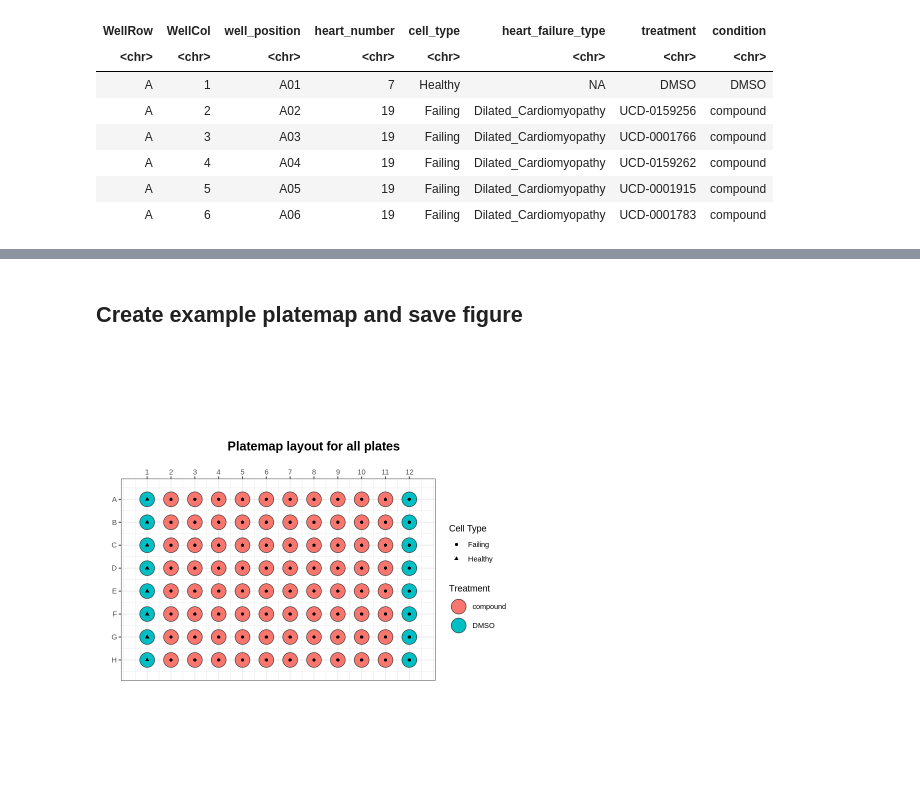
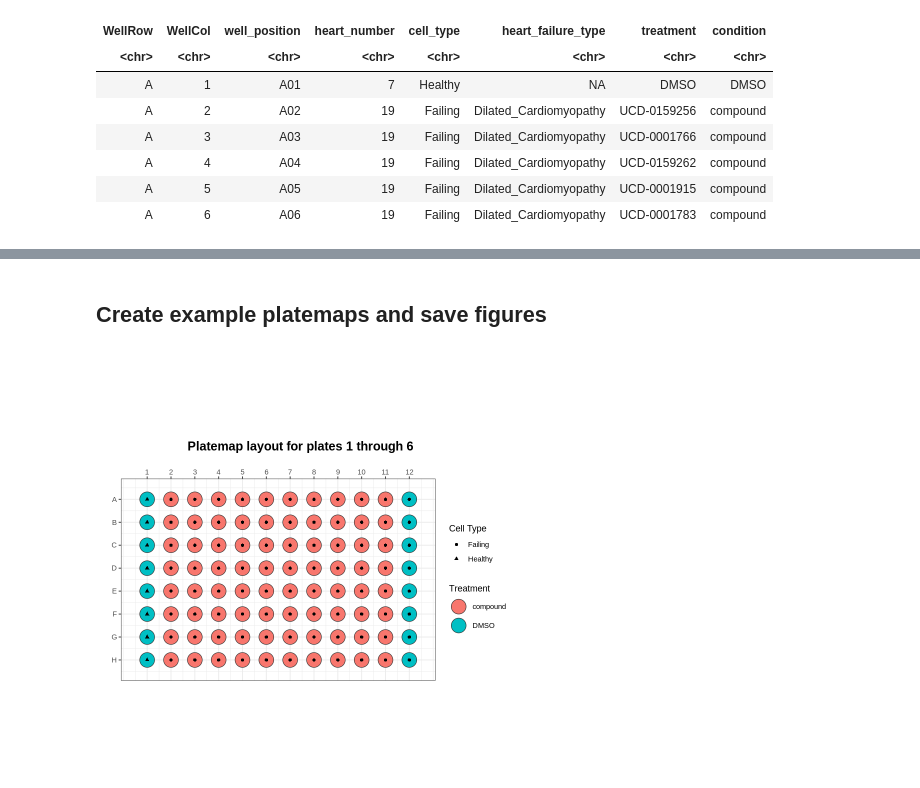
Before and after one commit to WayScience/targeted_fibrosis_drug_screen, a Jupyter notebook: metadata/platemap_vis.ipynb, the cells around one changed output, grey strips where cells are left out. Saved outputs shown, nothing was run; the diff lists cells and outputs as text; code cells hidden in the pictures.

Commit message:
update platemaps and docs

```diff
--- a/metadata/platemap_vis.ipynb
+++ b/metadata/platemap_vis.ipynb
@@ -25,25 +25,27 @@ if (!dir.exists(output_dir)) {
 }
 
 # path to one platemap file since all have same layout but different compounds
-platemap_file <- file.path("./target_screen_plate1.csv")
+platemap_file1 <- file.path("./target_screen_plate1.csv")
+platemap_file7 <- file.path("./target_screen_plate7.csv")
 
-# Directory for example platemap figure
-output_fig <- file.path(output_dir, "example_platemap.png")
+# Directory for example platemap figures
+output_fig1_6 <- file.path(output_dir, "example_platemap1_6.png")
+output_fig7 <- file.path(output_dir, "example_platemap7.png")
 # %% [markdown]
 ## Load in platemap file
 # %%
-platemap_df <- readr::read_csv(
-    platemap_file,
+platemap_df1 <- readr::read_csv(
+    platemap_file1,
     col_types = readr::cols(.default = "c")
 )
 
 # Add new column for "condition" to plot on platemap for DMSO versus compound
-platemap_df <- platemap_df %>%
+platemap_df1 <- platemap_df1 %>%
     mutate(condition = ifelse(treatment == "DMSO", "DMSO",
                               ifelse(grepl("^UCD", treatment), "compound", NA)))
 
-print(dim(platemap_df))
-head(platemap_df)
+print(dim(platemap_df1))
+head(platemap_df1)
 # %% [output]
 [1] 96  8
 A tibble: 6 × 8
@@ -58,27 +84,27 @@ A tibble: 6 × 8
 # %% [markdown]
-## Create example platemap and save figure
+## Create example platemaps and save figures
 # %%
-plate_replicate_gg <-
+plates_1_6_gg <-
     platetools::raw_map(
-        data = platemap_df$condition, # nolint
-        well = platemap_df$well_position,
+        data = platemap_df1$condition, # nolint
+        well = platemap_df1$well_position,
         plate = 96,
         size = 8
     ) +
-    ggtitle("Platemap layout for all plates") +
+    ggtitle("Platemap layout for plates 1 through 6") +
     theme(plot.title = element_text(hjust = 0.75, size = 15, face = "bold")) +
-    ggplot2::geom_point(aes(shape = platemap_df$cell_type)) +
+    ggplot2::geom_point(aes(shape = platemap_df1$cell_type)) +
     ggplot2::scale_shape_discrete(name = "Cell Type") +
     ggplot2::scale_fill_discrete(name = "Treatment")
 
 ggsave(
-    output_fig,
-    plate_replicate_gg,
+    output_fig1_6,
+    plates_1_6_gg,
     dpi = 500,
     height = 3.5,
     width = 6
 )
 
-plate_replicate_gg
+plates_1_6_gg
 # %% [output]
-[figure, old version]
+[figure, new version]
```
Also changed, not shown: parts of 2 cells of this notebook, 4 other files.
